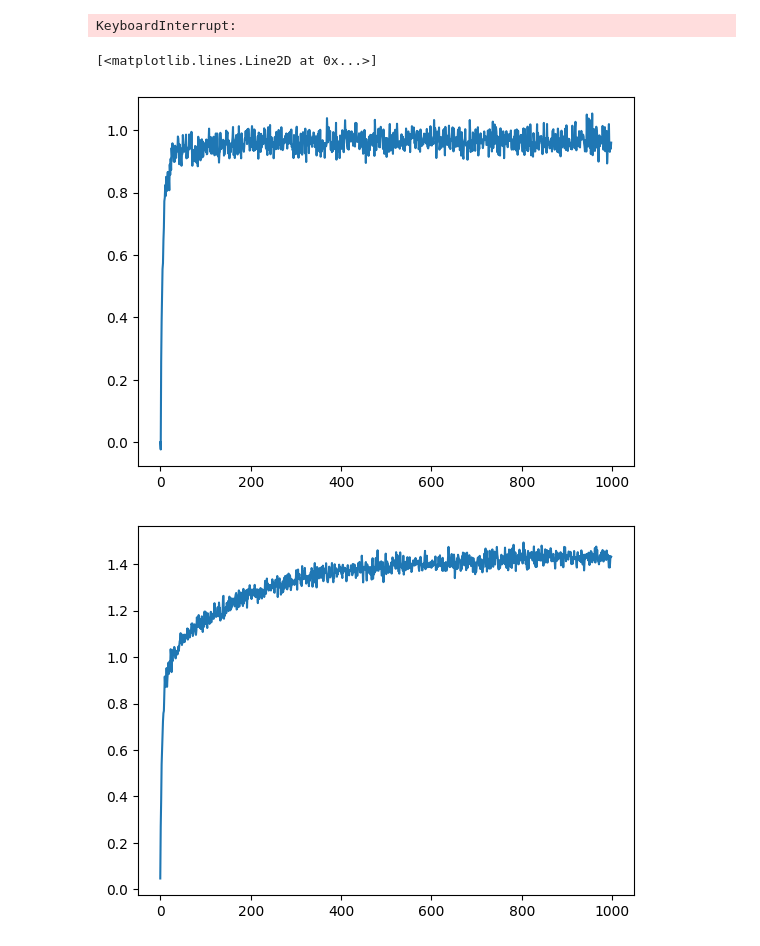
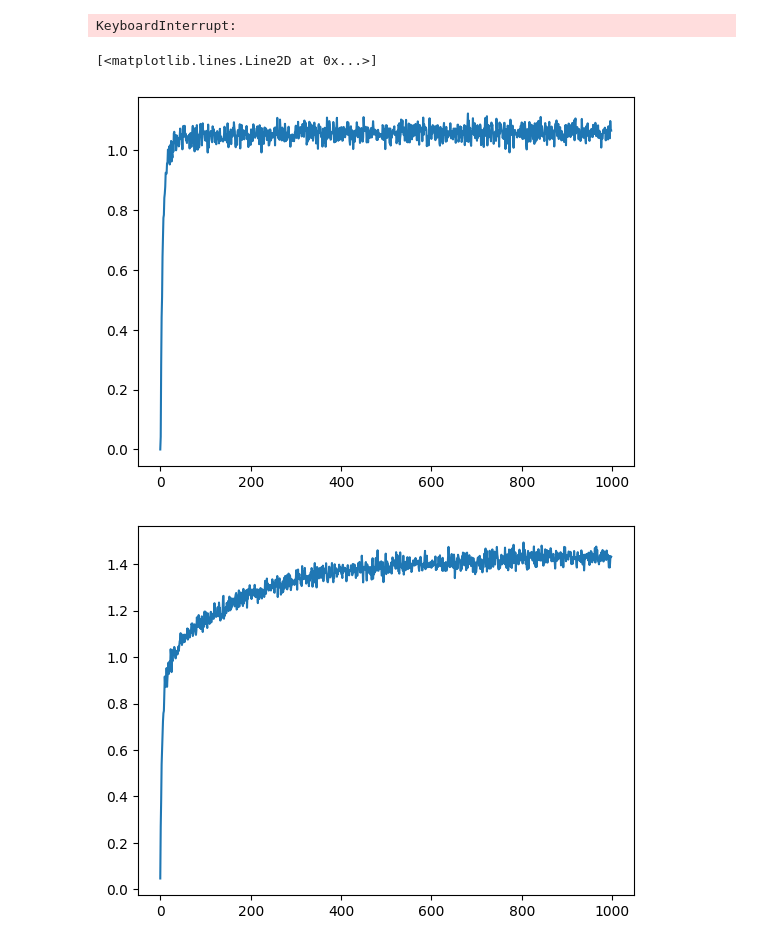
Before and after one commit to 1moi6/livro-mdts, a Jupyter notebook: exercicio1.ipynb, the cells around one changed output. Saved outputs shown, nothing was run; the diff lists cells and outputs as text; code cells hidden in the pictures.

```diff
--- a/exercicio1.ipynb
+++ b/exercicio1.ipynb
@@ -48,42 +48,44 @@ for n in range(Reward.shape[0]):
 KeyboardInterrupt:
 # %%
 Reward = np.zeros((2000,1000))
-vareps = 0.1
+vareps = 0.0
 for n in range(Reward.shape[0]):
     Q = np.zeros((10,))# % Value register
     a = np.random.normal(0, 1, 10)
+    C = np.ones((10,))
 
     # f = random.randint(0,9)
     # Q[f] = np.random.normal(a[f], 1, 1)
     # # After Inital
     for t in range(1,1000):
         #Determine Action Value estimate using sample average method
 
         M = max(Q)
         a_s = []
         auxv = random.random()
         if auxv<1-vareps:
             for i in range(10):
                 if Q[i] == M:
                     a_s.append(i)
 
             if len(a_s) > 1:  # Multiple greedy actions
                 r = random.randint(0,len(a_s)-1)
                 k = a_s[r]
             else:   # A greedy action
                 k = a_s[0]
         else:
             k = random.randint(0,9)
 
+        C[k]=C[k]+1
         R = np.random.normal(a[k], 1, 1)
-        Q[k] = Q[k]+(1/t)*(R-Q[k])   #Reward register
+        Q[k] = Q[k]+(1/C[k])*(R-Q[k])   #Reward register
         Reward[n,t] = R
 
 T = np.mean(Reward[:,0:999],axis=0)
 plt.plot(T)
 # %% [output]
 [<matplotlib.lines.Line2D at 0x...>]
-[figure, old version]
+[figure, new version]
 # %%
 X = np.mean(Reward[:,0:999],axis=0)
 # plt.plot(T)
```
Also changed, not shown: parts of 4 cells of this notebook.
